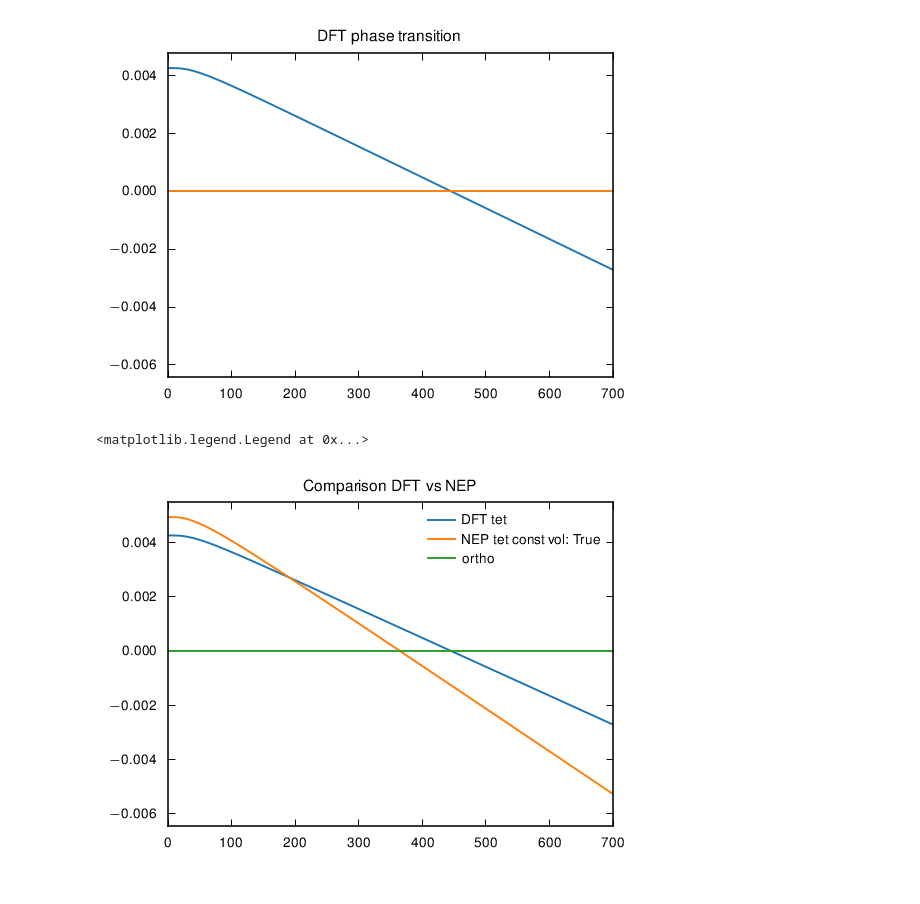
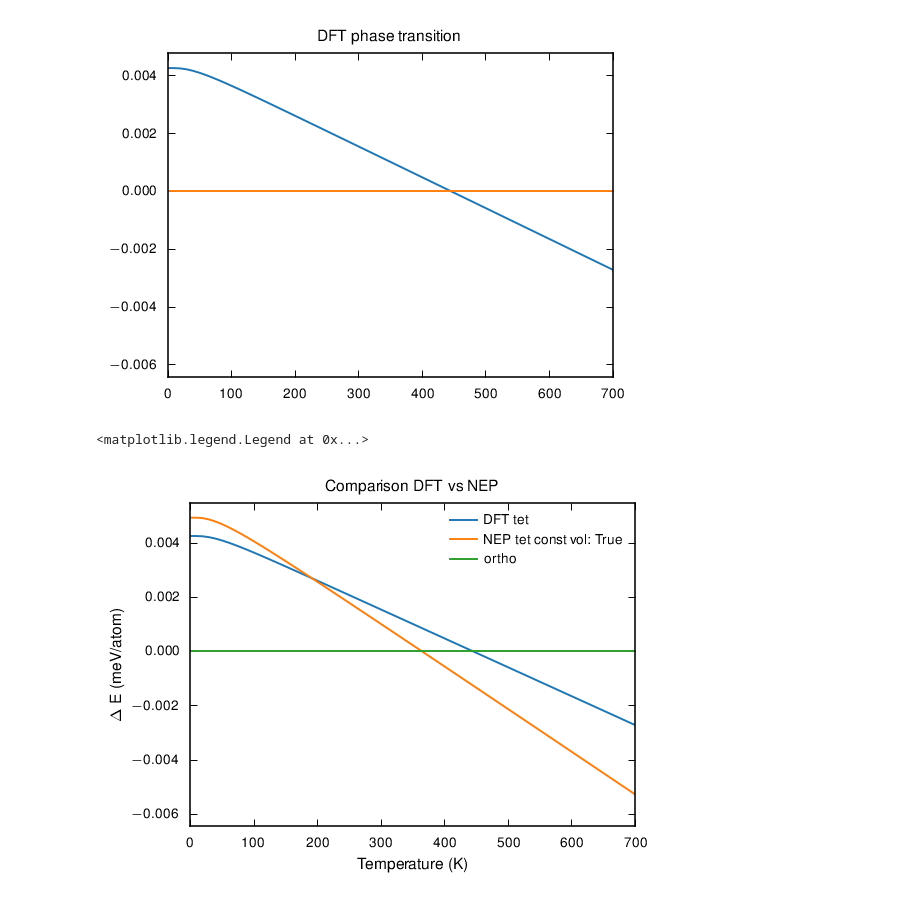
Before and after one commit to NU-CEM/2024_BaZrS3_Phase_Transitions, a Jupyter notebook: test_anharmonic.ipynb, the cells around one changed output. Cells and saved outputs as stored; diff of their text form; code cells hidden in the pictures.

```diff
--- a/test_anharmonic.ipynb
+++ b/test_anharmonic.ipynb
@@ -92,6 +92,8 @@ for c_cell in cell:
     ax.plot(data_dict[140][0],data_dict[140][1]-data_dict[62][1], label = "tet")
     ax.plot(data_dict[140][0],data_dict[62][1]-data_dict[62][1], label = "ortho")
     ax.set_title(f'NEP phase transition with constant volume: {c_cell}')
+    ax.set_xlabel('Temperature (K)')
+    ax.set_ylabel(r'$\UG{\Delta}$ E (meV/atom)')
     ax.legend()
 # %% [output]
 -2.047060276607674
@@ -168,11 +170,13 @@ Spacegroup   140: E_0 0.00474 eV/atom
 # %%
 fig, ax = plt.subplots(figsize=(4.1, 3), dpi=140)
 ax.plot(data_dict_DFT[140][0],data_dict_DFT[140][1]-data_dict_DFT[62][1], label = 'DFT tet')
 ax.plot(data_dict[140][0],data_dict[140][1]-data_dict[62][1], label = f'NEP tet const vol: {c_cell}')
 ax.plot(data_dict[140][0],data_dict[62][1]-data_dict[62][1], label = 'ortho')
 ax.set_xlim([0,700])
 ax.set_title('Comparison DFT vs NEP')
+ax.set_xlabel('Temperature (K)')
+ax.set_ylabel(r'$\UG{\Delta}$ E (meV/atom)')
 ax.legend()
 # %% [output]
 <matplotlib.legend.Legend at 0x...>
-[figure, old version]
+[figure, new version]
```
Also changed, not shown: parts of 1 cell of this notebook, 5 other files.
